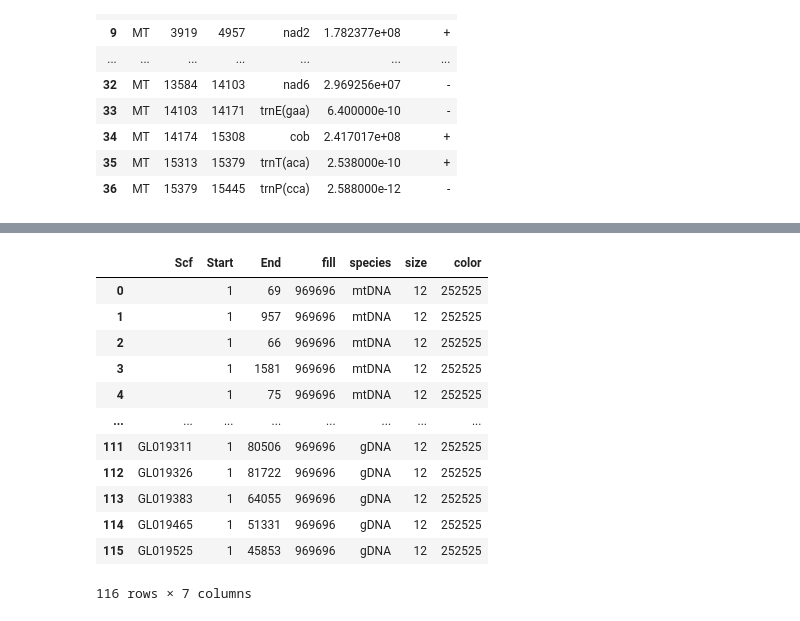
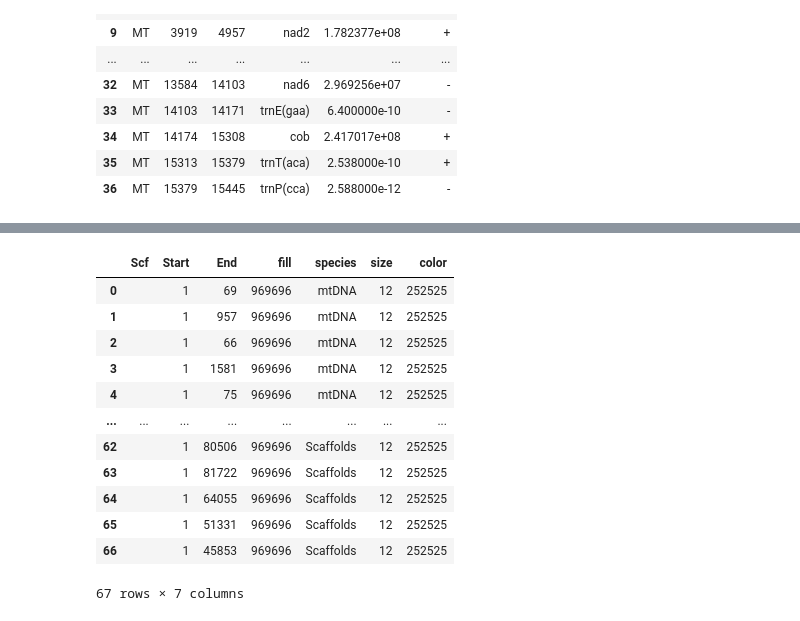
Before and after one commit to balintbiro/Oryctolagus_cuniculus_numts, a Jupyter notebook: codes/trials/data_prep_synteny_mt_scf.ipynb, the cells around one changed output, grey strips where cells are left out. Saved outputs shown, nothing was run; the diff lists cells and outputs as text; code cells hidden in the pictures.

```diff
--- a/codes/trials/data_prep_synteny_mt_scf.ipynb
+++ b/codes/trials/data_prep_synteny_mt_scf.ipynb
@@ -87,33 +87,30 @@ def scf_prep(g_id):
     scf_start=1
     scf_end=list(subdf['g_size'])[0]
     fill=969696
-    species='gDNA'
+    species='Scaffolds'
     size=12
     color=252525
-    informations.append([g_id,scf_start,scf_end,fill,species,size,color])
+    informations.append(['',scf_start,scf_end,fill,species,size,color])
 # %%
-informations.append([5,1,37992211,969696,'gDNA',12,252525])#chr 5
-informations.append([6,1,27502587,969696,'gDNA',12,252525])#chr 6
-informations.append([8,1,111795807,969696,'gDNA',12,252525])#chr 8
-informations.append([10,1,47997241,969696,'gDNA',12,252525])#chr 10
+scf_numts=scf_numts.sort_values(by='mt_start')
 pd.Series(np.unique(scf_numts['g_id'])).apply(scf_prep)
 informations=pd.DataFrame(informations)
 informations.columns=['Scf','Start','End','fill','species','size','color']
 informations
 # %% [output]
 |  | Scf | Start | End | fill | species | size | color |
 | 0 |  | 1 | 69 | 969696 | mtDNA | 12 | 252525 |
 | 1 |  | 1 | 957 | 969696 | mtDNA | 12 | 252525 |
 | 2 |  | 1 | 66 | 969696 | mtDNA | 12 | 252525 |
 | 3 |  | 1 | 1581 | 969696 | mtDNA | 12 | 252525 |
 | 4 |  | 1 | 75 | 969696 | mtDNA | 12 | 252525 |
 | ... | ... | ... | ... | ... | ... | ... | ... |
-| 111 | GL019311 | 1 | 80506 | 969696 | gDNA | 12 | 252525 |
-| 112 | GL019326 | 1 | 81722 | 969696 | gDNA | 12 | 252525 |
-| 113 | GL019383 | 1 | 64055 | 969696 | gDNA | 12 | 252525 |
-| 114 | GL019465 | 1 | 51331 | 969696 | gDNA | 12 | 252525 |
-| 115 | GL019525 | 1 | 45853 | 969696 | gDNA | 12 | 252525 |
+| 62 |  | 1 | 80506 | 969696 | Scaffolds | 12 | 252525 |
+| 63 |  | 1 | 81722 | 969696 | Scaffolds | 12 | 252525 |
+| 64 |  | 1 | 64055 | 969696 | Scaffolds | 12 | 252525 |
+| 65 |  | 1 | 51331 | 969696 | Scaffolds | 12 | 252525 |
+| 66 |  | 1 | 45853 | 969696 | Scaffolds | 12 | 252525 |
-116 rows × 7 columns
+67 rows × 7 columns
 # %%
 informations.to_csv(home_dir+'dual_karyotype_mt_scf.csv', index=False)
 # %%
```
Also changed, not shown: parts of 7 cells of this notebook, 3 other files.
